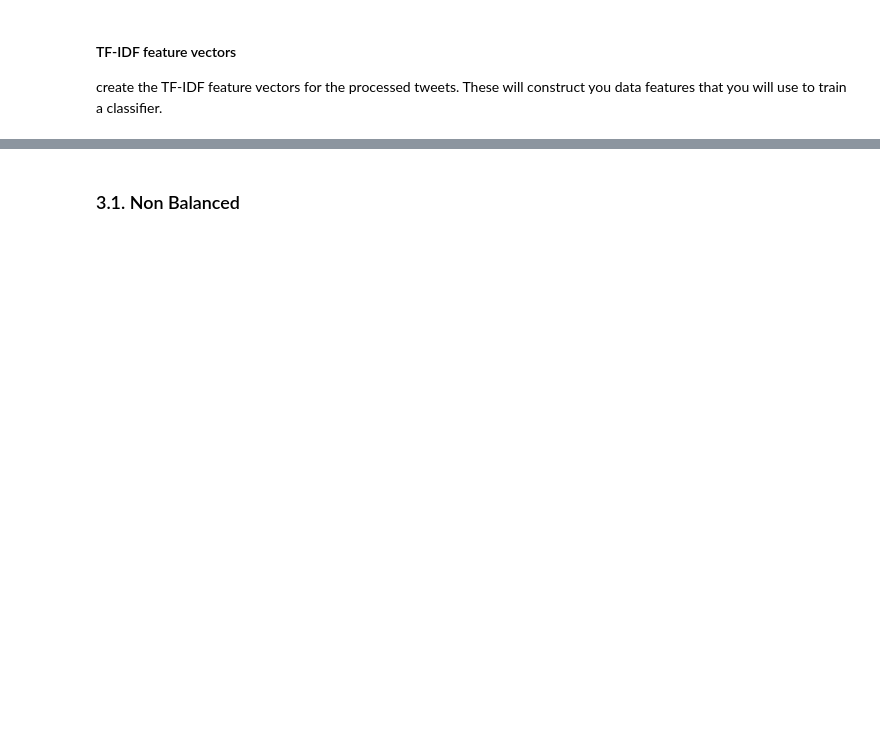
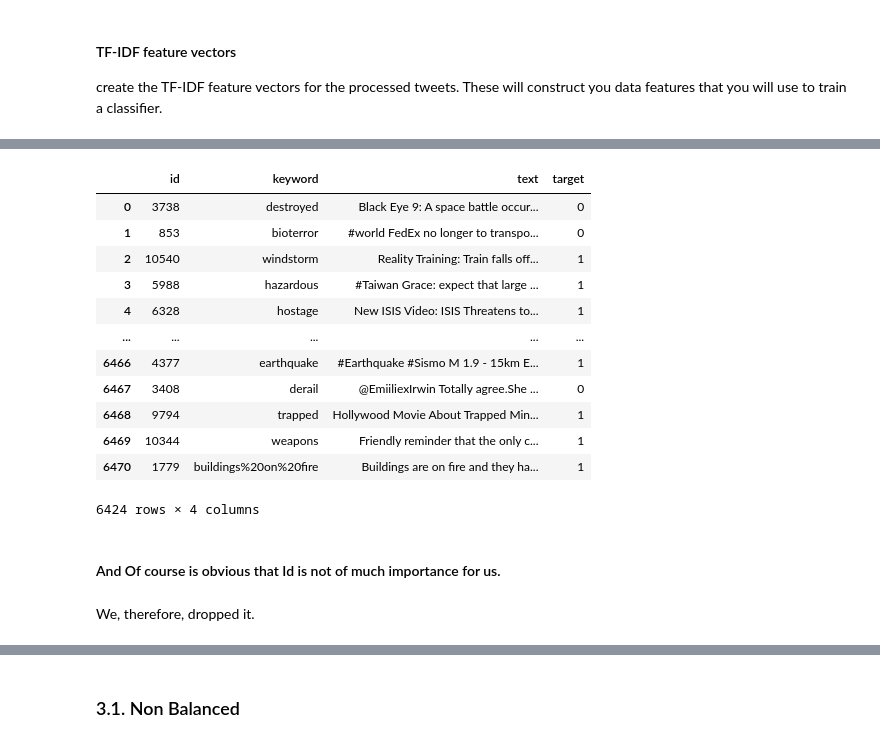
Before and after one commit to sarrab/DMML2020_COOP, a Jupyter notebook: code/LR_Models.ipynb, the cells around one changed output, grey strips where cells are left out. Drawn from its saved outputs; the diff is of its cells as text; code cells hidden in the pictures; blank space fills up the shorter version.

```diff
--- a/code/LR_Models.ipynb
+++ b/code/LR_Models.ipynb
@@ -246,0 +757,18 @@ print(f"ACCURACY SCORE:\n{pipe_2.score(X_train_prdc_3.astype('U'), y_train):.6f}
+# %%
+df_train_copy_1
+# %% [output]
+|  | id | keyword | text | target |
+| 0 | 3738 | destroyed | Black Eye 9: A space battle occur... | 0 |
+| 1 | 853 | bioterror | #world FedEx no longer to transpo... | 0 |
+| 2 | 10540 | windstorm | Reality Training: Train falls off... | 1 |
+| 3 | 5988 | hazardous | #Taiwan Grace: expect that large ... | 1 |
+| 4 | 6328 | hostage | New ISIS Video: ISIS Threatens to... | 1 |
+| ... | ... | ... | ... | ... |
+| 6466 | 4377 | earthquake | #Earthquake #Sismo M 1.9 - 15km E... | 1 |
+| 6467 | 3408 | derail | @EmiiliexIrwin Totally agree.She ... | 0 |
+| 6468 | 9794 | trapped | Hollywood Movie About Trapped Min... | 1 |
+| 6469 | 10344 | weapons | Friendly reminder that the only c... | 1 |
+| 6470 | 1779 | buildings%20on%20fire | Buildings are on fire and they ha... | 1 |
+6424 rows × 4 columns
+# %% [markdown]
+#### And Of course is obvious that Id is not of much importance for us.
@@ -246,0 +780,2 @@ print(f"ACCURACY SCORE:\n{pipe_2.score(X_train_prdc_3.astype('U'), y_train):.6f}
+# %% [markdown]
+We, therefore, dropped it.
```
Also changed, not shown: parts of 204 cells of this notebook, 6 other files.
